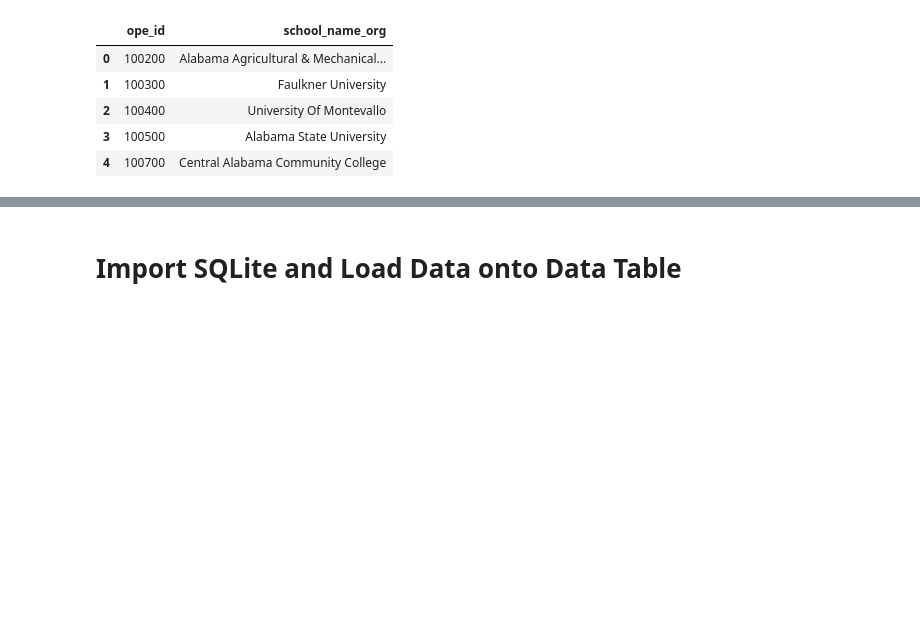
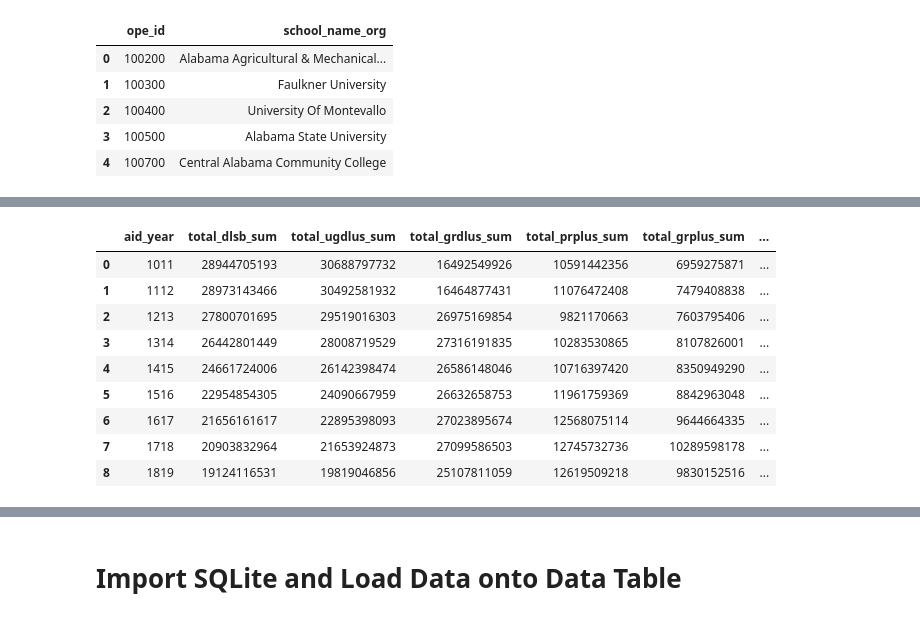
Before and after one commit to tyellaineho/FederalStudentLoanAnalysis, a Jupyter notebook: Fed_Loan_Analysis.ipynb, the cells around one changed output, grey strips where cells are left out. Cells and saved outputs as stored; diff of their text form; code cells hidden in the pictures; blank space fills up the shorter version.

```diff
--- a/Fed_Loan_Analysis.ipynb
+++ b/Fed_Loan_Analysis.ipynb
@@ -582,0 +616,26 @@ joined_fedloan_df.to_csv("Resources/fedloans_fin.csv", index=False)
+# %%
+yrdlsb_sum = yeargrouped["sum_dlsb_disb"].sum()
+yrugdlus_sum = yeargrouped["sum_ugdlus_disb"].sum()
+yrgrdlus_sum = yeargrouped["sum_grdlus_disb"].sum()
+yrprplus_sum = yeargrouped["sum_prplus_disb"].sum()
+yrgrplus_sum = yeargrouped["sum_grplus_disb"].sum()
+yrgrdlsb_sum = yeargrouped["sum_grdlsb_disb"].sum()
+yearlysum_df = pd.DataFrame({"total_dlsb_sum" : yrdlsb_sum,
+                              "total_ugdlus_sum" : yrugdlus_sum,
+                              "total_grdlus_sum" : yrgrdlus_sum,
+                              "total_prplus_sum" : yrprplus_sum,
+                              "total_grplus_sum" : yrgrplus_sum,
+                              "total_grdlsb_sum" : yrgrdlsb_sum})
+yearlysum_df = yearlysum_df.reset_index()
+yearlysum_df
+# %% [output]
+|  | aid_year | total_dlsb_sum | total_ugdlus_sum | total_grdlus_sum | total_prplus_sum | total_grplus_sum | ... |
+| 0 | 1011 | 28944705193 | 30688797732 | 16492549926 | 10591442356 | 6959275871 | ... |
+| 1 | 1112 | 28973143466 | 30492581932 | 16464877431 | 11076472408 | 7479408838 | ... |
+| 2 | 1213 | 27800701695 | 29519016303 | 26975169854 | 9821170663 | 7603795406 | ... |
+| 3 | 1314 | 26442801449 | 28008719529 | 27316191835 | 10283530865 | 8107826001 | ... |
+| 4 | 1415 | 24661724006 | 26142398474 | 26586148046 | 10716397420 | 8350949290 | ... |
+| 5 | 1516 | 22954854305 | 24090667959 | 26632658753 | 11961759369 | 8842963048 | ... |
+| 6 | 1617 | 21656161617 | 22895398093 | 27023895674 | 12568075114 | 9644664335 | ... |
+| 7 | 1718 | 20903832964 | 21653924873 | 27099586503 | 12745732736 | 10289598178 | ... |
+| 8 | 1819 | 19124116531 | 19819046856 | 25107811059 | 12619509218 | 9830152516 | ... |
```
Also changed, not shown: parts of 20 cells of this notebook, 25 other files.
